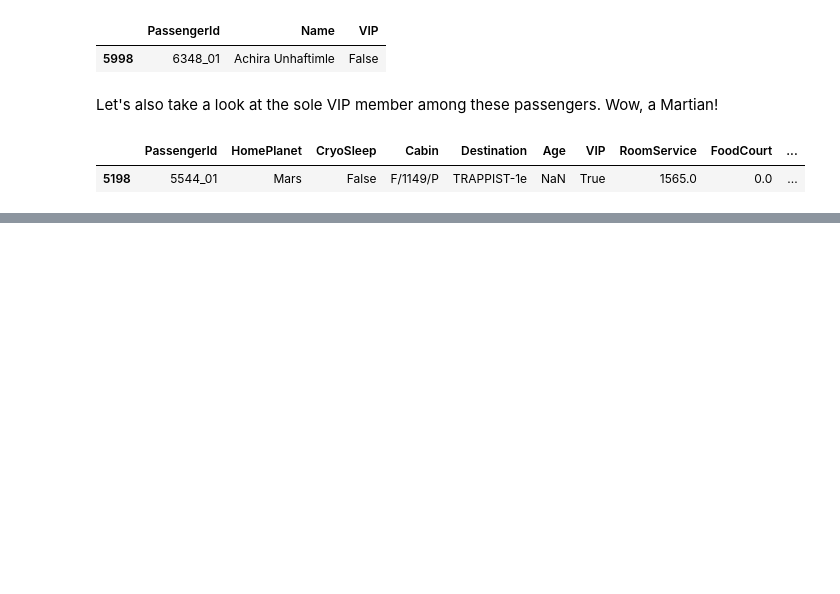
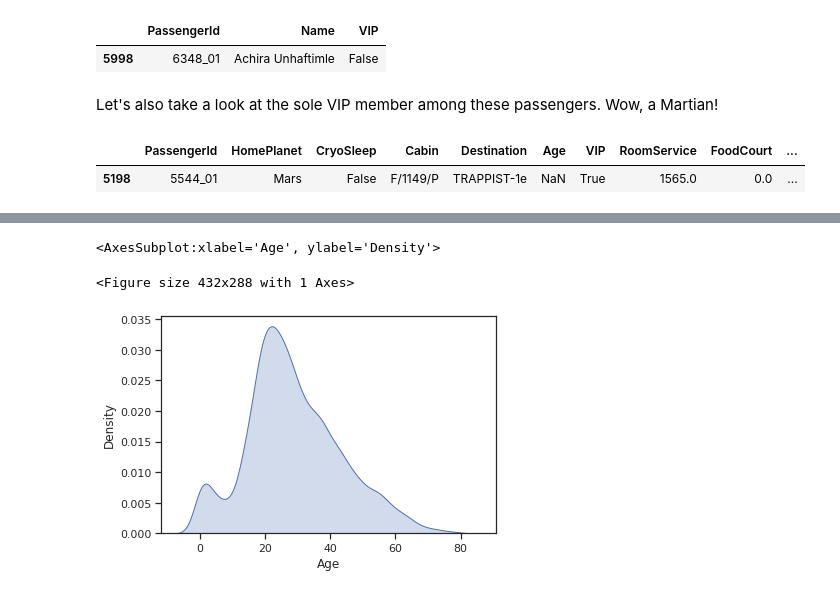
Before and after one commit to MalayAgr/Kaggle-Spaceship-Titanic, a Jupyter notebook: eda.ipynb, the cells around one changed output, grey strips where cells are left out. Drawn from its saved outputs; the diff is of its cells as text; code cells hidden in the pictures; blank space fills up the shorter version.

```diff
--- a/eda.ipynb
+++ b/eda.ipynb
@@ -92,7 +92,7 @@ split_id.head()
 | 3 | 0003 | 02 |
 | 4 | 0004 | 01 |
 # %%
-df["GroupId"] = split_id[0]
+df["GroupId"] = split_id[0].astype("str")
 df["GroupSize"] = df.groupby("GroupId")["GroupId"].transform("count")
 df.head()
 # %% [output]
@@ -123,7 +123,7 @@ split_cabin.head()
 | 3 | A | 0 | S |
 | 4 | F | 1 | S |
 # %%
-df["CabinDeck"] = split_cabin[0]
+df["CabinDeck"] = split_cabin[0].astype(str)
 df.head()
 # %% [output]
 |  | PassengerId | HomePlanet | CryoSleep | Cabin | Destination | Age | VIP | RoomService | FoodCourt | ... |
@@ -133,7 +133,7 @@ df.head()
 | 3 | 0003_02 | Europa | False | A/0/S | TRAPPIST-1e | 33.0 | False | 0.0 | 1283.0 | ... |
 | 4 | 0004_01 | Earth | False | F/1/S | TRAPPIST-1e | 16.0 | False | 303.0 | 70.0 | ... |
 # %%
-df["CabinId"] = split_cabin[0] + split_cabin[1]
+df["CabinId"] = (split_cabin[0] + split_cabin[1]).astype(str)
 df.head()
 # %% [output]
 |  | PassengerId | HomePlanet | CryoSleep | Cabin | Destination | Age | VIP | RoomService | FoodCourt | ... |
@@ -143,7 +143,7 @@ df.head()
 | 3 | 0003_02 | Europa | False | A/0/S | TRAPPIST-1e | 33.0 | False | 0.0 | 1283.0 | ... |
 | 4 | 0004_01 | Earth | False | F/1/S | TRAPPIST-1e | 16.0 | False | 303.0 | 70.0 | ... |
 # %%
-df["CabinSide"] = split_cabin[2]
+df["CabinSide"] = split_cabin[2].astype(str)
 df.head()
 # %% [output]
 |  | PassengerId | HomePlanet | CryoSleep | Cabin | Destination | Age | VIP | RoomService | FoodCourt | ... |
@@ -366,0 +450,6 @@ age_df[age_df["VIP"] == True]
+# %%
+sns.kdeplot(data=df, x="Age", fill=True)
+# %% [output]
+<AxesSubplot:xlabel='Age', ylabel='Density'>
+<Figure size 432x288 with 1 Axes>
+[figure, added]
```
Also changed, not shown: parts of 38 cells of this notebook.
